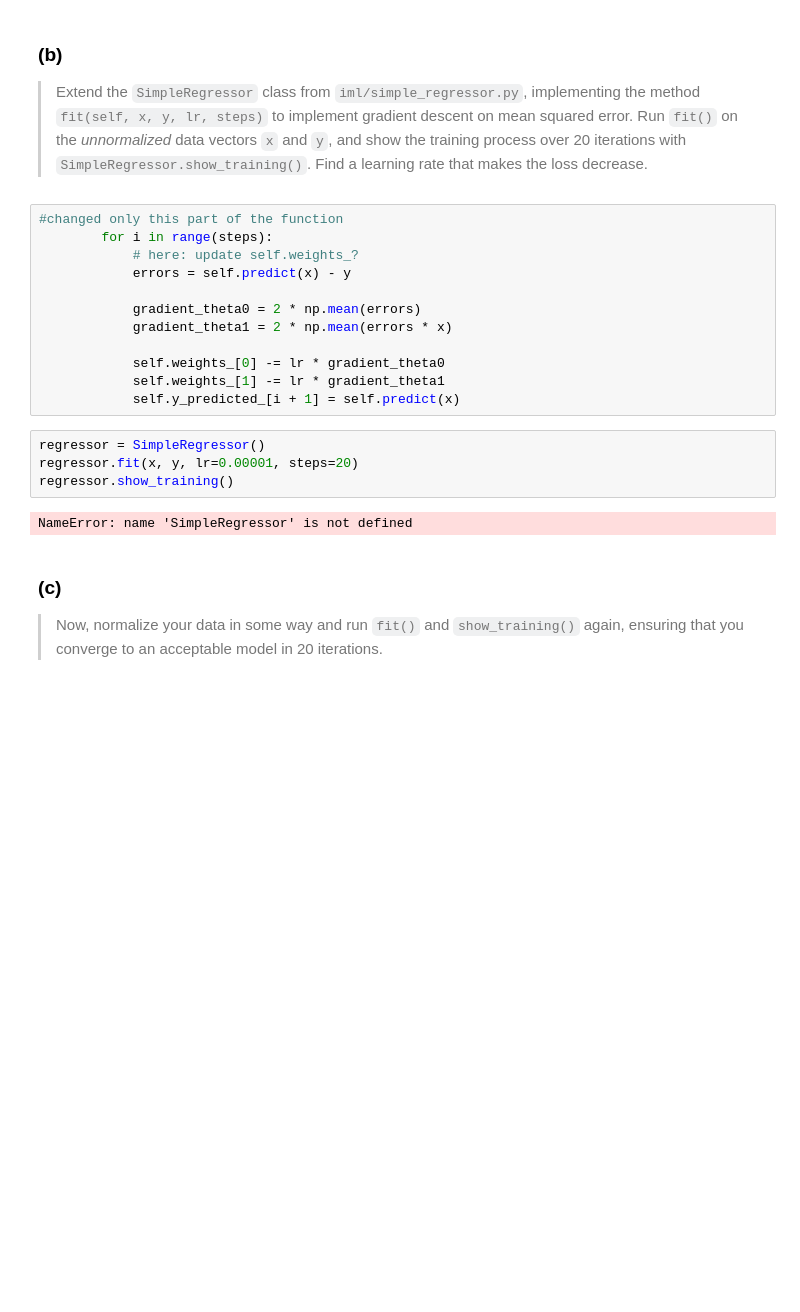
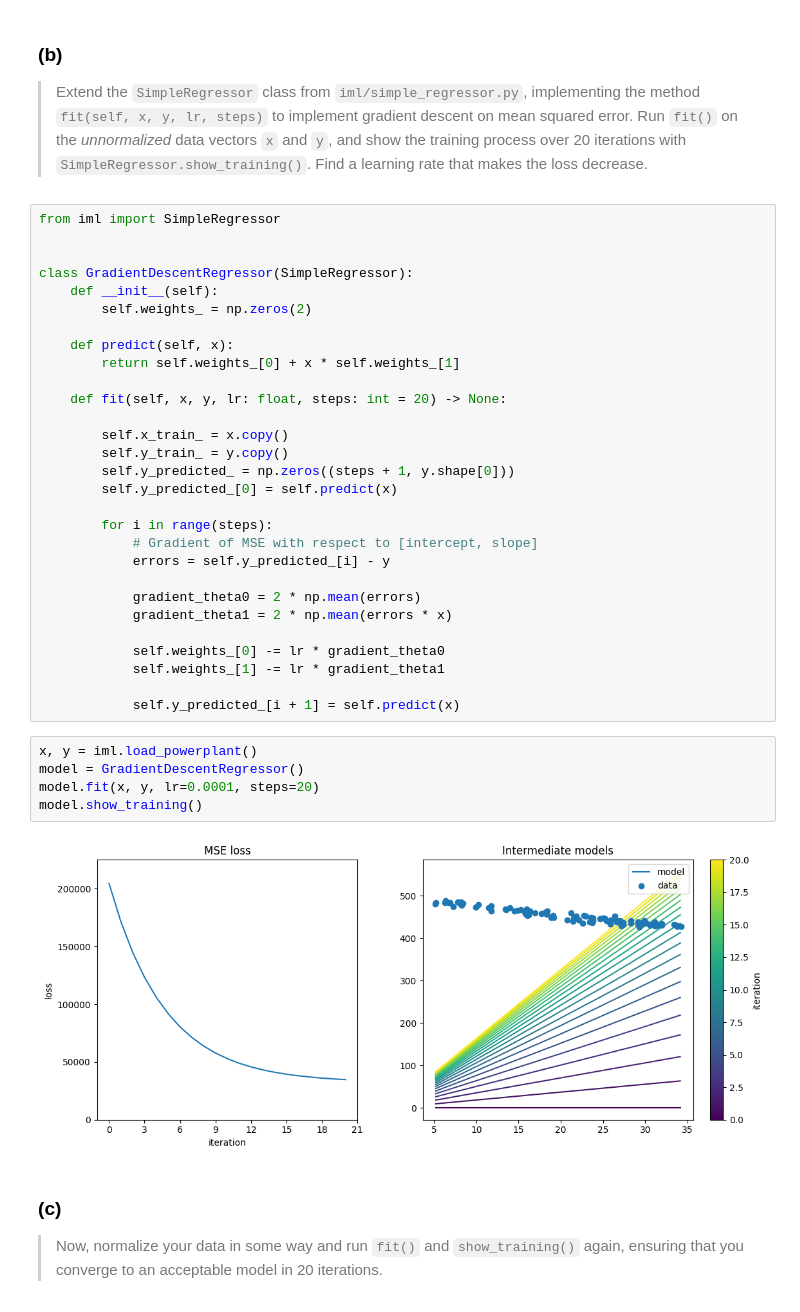
Before and after one commit to OFCLeoS/iml_2026, a Jupyter notebook: homework_1.ipynb, the cells around one changed output. Saved outputs shown, nothing was run; the diff lists cells and outputs as text; blank space fills up the shorter version.

```diff
--- a/homework_1.ipynb
+++ b/homework_1.ipynb
@@ -136,23 +125,41 @@ x, y = iml.load_powerplant()
 > `SimpleRegressor.show_training()`. Find a learning rate that makes the loss
 > decrease.
 # %%
-#changed only this part of the function
+from iml import SimpleRegressor
+
+
+class GradientDescentRegressor(SimpleRegressor):
+    def __init__(self):
+        self.weights_ = np.zeros(2)
+
+    def predict(self, x):
+        return self.weights_[0] + x * self.weights_[1]
+
+    def fit(self, x, y, lr: float, steps: int = 20) -> None:
+
+        self.x_train_ = x.copy()
+        self.y_train_ = y.copy()
+        self.y_predicted_ = np.zeros((steps + 1, y.shape[0]))
+        self.y_predicted_[0] = self.predict(x)
+
         for i in range(steps):
-            # here: update self.weights_?
-            errors = self.predict(x) - y
+            # Gradient of MSE with respect to [intercept, slope]
+            errors = self.y_predicted_[i] - y
 
             gradient_theta0 = 2 * np.mean(errors)
             gradient_theta1 = 2 * np.mean(errors * x)
 
             self.weights_[0] -= lr * gradient_theta0
             self.weights_[1] -= lr * gradient_theta1
+
             self.y_predicted_[i + 1] = self.predict(x)
 # %%
-regressor = SimpleRegressor()
-regressor.fit(x, y, lr=0.00001, steps=20)
-regressor.show_training()
+x, y = iml.load_powerplant()
+model = GradientDescentRegressor()
+model.fit(x, y, lr=0.0001, steps=20)
+model.show_training()
 # %% [output]
-NameError: name 'SimpleRegressor' is not defined
+[figure, added]
 # %% [markdown]
 ### (c)
 > Now, normalize your data in some way and run `fit()` and `show_training()`
```
Also changed, not shown: parts of 20 cells of this notebook, 2 other files.
